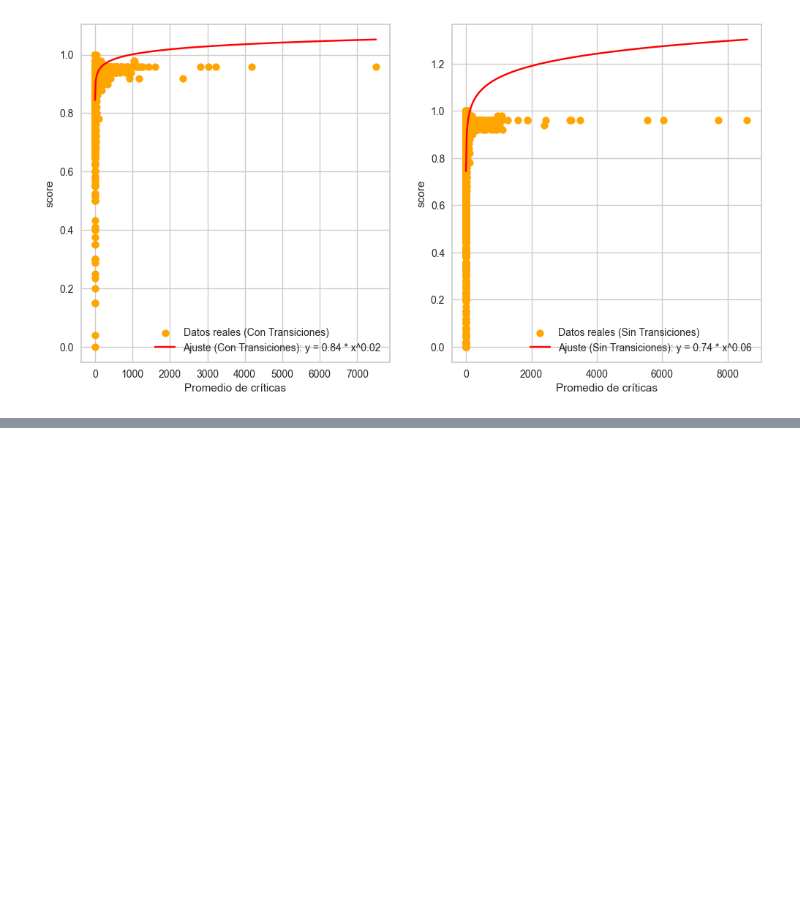
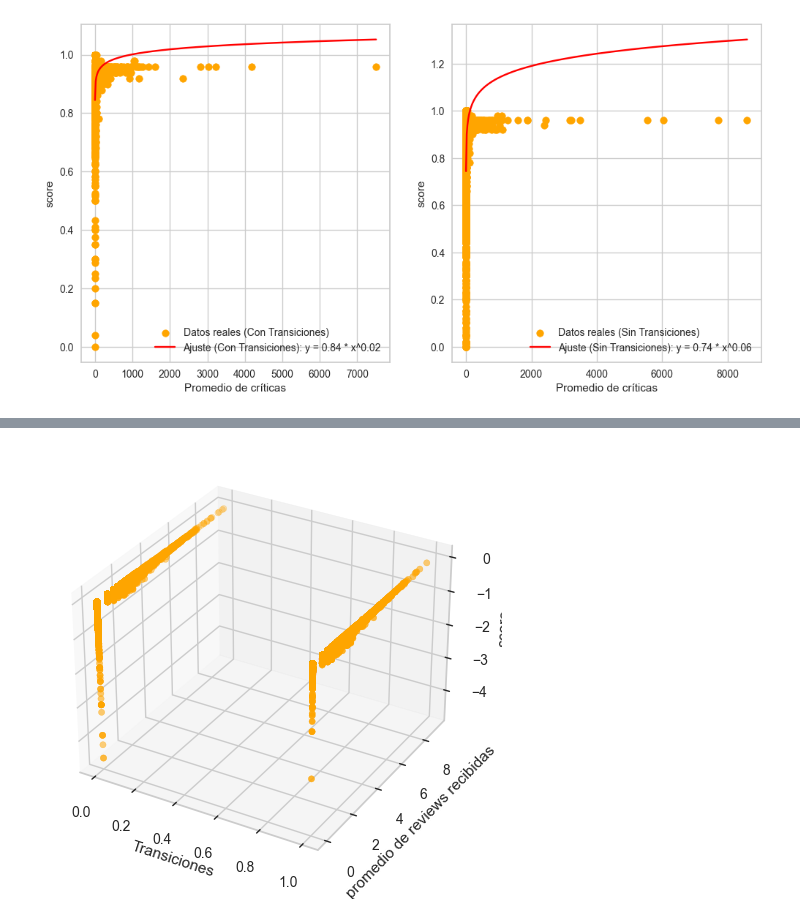
Before and after one commit to chainReactionCol/newRep, a Jupyter notebook: Data_StoryTelling_Sanchez_Ruiz.ipynb, the cells around one changed output, grey strips where cells are left out. Saved outputs shown, nothing was run; the diff lists cells and outputs as text; code cells hidden in the pictures; blank space fills up the shorter version.

```diff
--- a/Data_StoryTelling_Sanchez_Ruiz.ipynb
+++ b/Data_StoryTelling_Sanchez_Ruiz.ipynb
@@ -661,3 +661,8 @@ plt.show()
 # %% [output]
 Warning: yD_filtered contiene valores no positivos, aplicando corrección.
 [figure]
+# %%
+logYeo2=scatterMergedYeo2.copy()
+# %%
+logYeo2['log_score'] = logYeo2['score'].apply(lambda x: np.log(x))
+logYeo2['log_review_count'] = logYeo2['review_count'].apply(lambda x: np.log(x))
@@ -663,0 +685,16 @@ Warning: yD_filtered contiene valores no positivos, aplicando corrección.
+# %%
+fig = plt.figure()
+ax = fig.add_subplot(111, projection='3d')
+
+# Realizar el gráfico de dispersión
+ax.scatter(logYeo2['has_transitions'], logYeo2['log_review_count'], logYeo2['log_score'], c='orange', marker='o')
+
+# Añadir etiquetas
+ax.set_xlabel('Transiciones')
+ax.set_ylabel('promedio de reviews recibidas')
+ax.set_zlabel('score')
+
+# Mostrar el gráfico
+plt.show()
+# %% [output]
+[figure, added]
```
Also changed, not shown: parts of 1 cell of this notebook.
